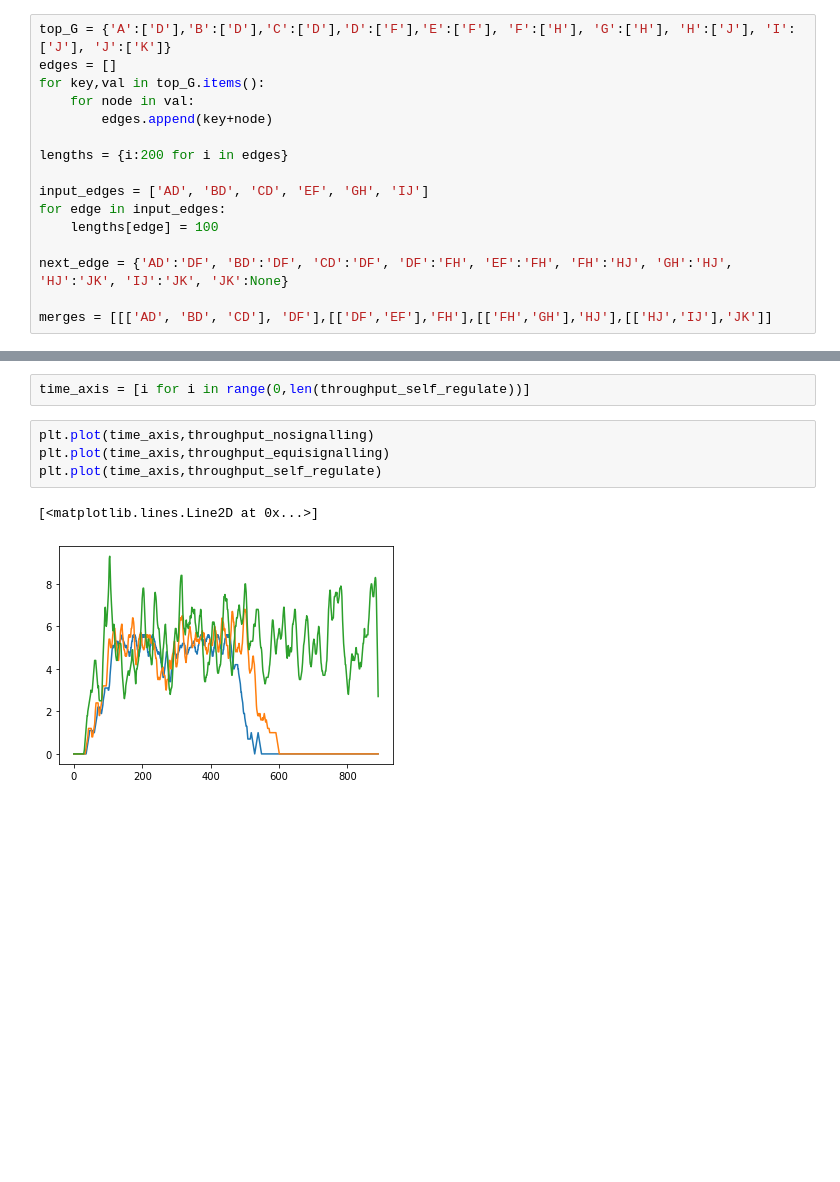
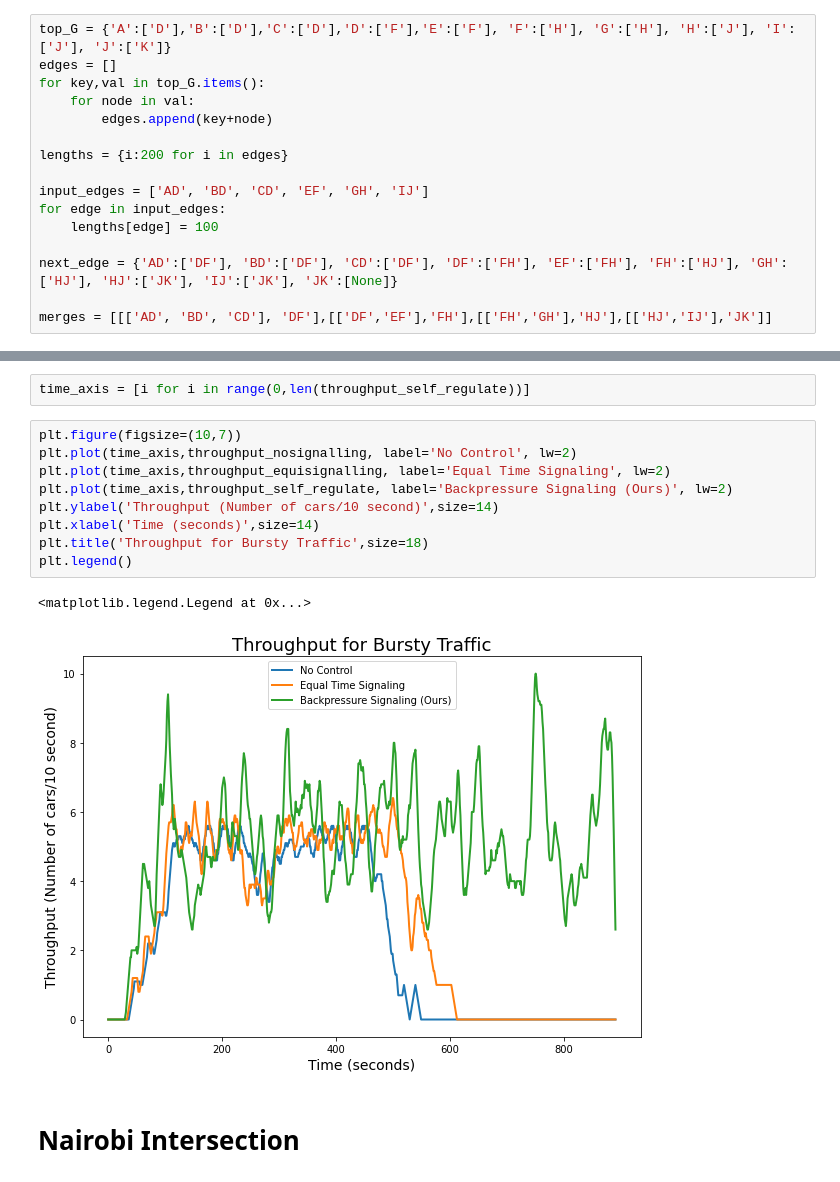
Before and after one commit to ankitbha/scalable-traffic-simulator, a Jupyter notebook: python_simulator.ipynb, the cells around one changed output, grey strips where cells are left out. Drawn from its saved outputs; the diff is of its cells as text; blank space fills up the shorter version.

```diff
--- a/python_simulator.ipynb
+++ b/python_simulator.ipynb
@@ -352,7 +376,7 @@ input_edges = ['AD', 'BD', 'CD', 'EF', 'GH', 'IJ']
 for edge in input_edges:
     lengths[edge] = 100
 
-next_edge = {'AD':'DF', 'BD':'DF', 'CD':'DF', 'DF':'FH', 'EF':'FH', 'FH':'HJ', 'GH':'HJ', 'HJ':'JK', 'IJ':'JK', 'JK':None}
+next_edge = {'AD':['DF'], 'BD':['DF'], 'CD':['DF'], 'DF':['FH'], 'EF':['FH'], 'FH':['HJ'], 'GH':['HJ'], 'HJ':['JK'], 'IJ':['JK'], 'JK':[None]}
 
 merges = [[['AD', 'BD', 'CD'], 'DF'],[['DF','EF'],'FH'],[['FH','GH'],'HJ'],[['HJ','IJ'],'JK']]
 # %%
@@ -413,9 +437,16 @@ throughput_nosignalling = np.convolve(throughput_nosignalling, kernel, mode='val
 # %%
 time_axis = [i for i in range(0,len(throughput_self_regulate))]
 # %%
-plt.plot(time_axis,throughput_nosignalling)
-plt.plot(time_axis,throughput_equisignalling)
-plt.plot(time_axis,throughput_self_regulate)
+plt.figure(figsize=(10,7))
+plt.plot(time_axis,throughput_nosignalling, label='No Control', lw=2)
+plt.plot(time_axis,throughput_equisignalling, label='Equal Time Signaling', lw=2)
+plt.plot(time_axis,throughput_self_regulate, label='Backpressure Signaling (Ours)', lw=2)
+plt.ylabel('Throughput (Number of cars/10 second)',size=14)
+plt.xlabel('Time (seconds)',size=14)
+plt.title('Throughput for Bursty Traffic',size=18)
+plt.legend()
 # %% [output]
-[<matplotlib.lines.Line2D at 0x...>]
+<matplotlib.legend.Legend at 0x...>
-[figure, old version]
+[figure, new version]
+# %% [markdown]
+# Nairobi Intersection
```
Also changed, not shown: parts of 13 cells of this notebook, 12 other files.
